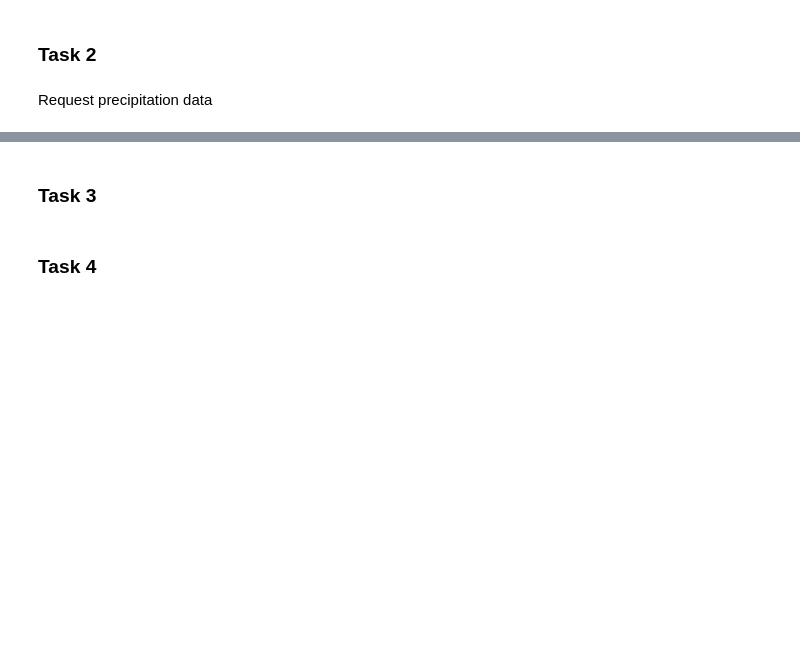
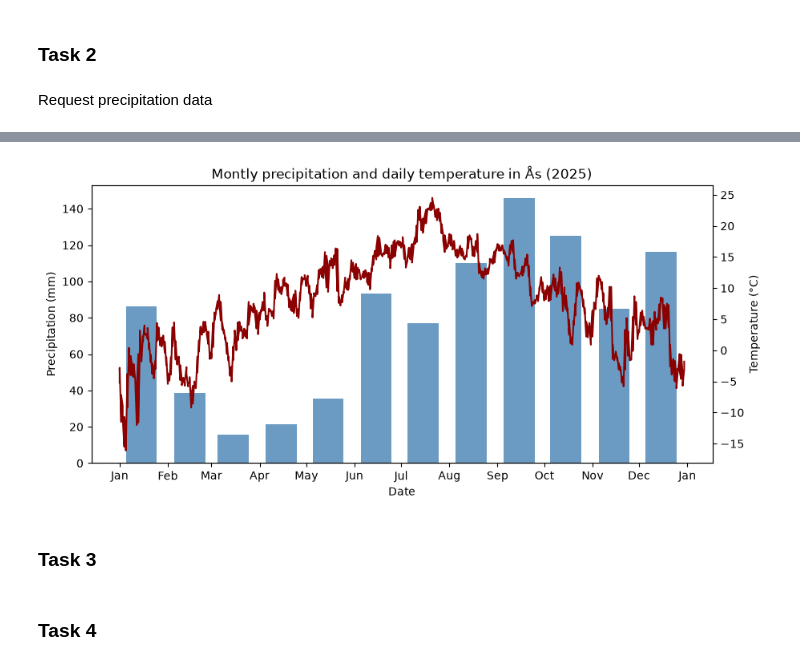
Before and after one commit to Behanix/inf201-deliverables, a Jupyter notebook: deliverable_1.ipynb, the cells around one changed output, grey strips where cells are left out. Drawn from its saved outputs; the diff is of its cells as text; code cells hidden in the pictures; blank space fills up the shorter version.

```diff
--- a/deliverable_1.ipynb
+++ b/deliverable_1.ipynb
@@ -233,23 +228,13 @@ print(summary_table)
 Request precipitation data
 # %%
 # Define endpoint and parameters
-endpoint = 'https://frost.met.no/observations/v0.jsonld'
-parameters = {
- 'sources': 'SN17850',
- 'elements': 'sum(precipitation_amount P1D)',
- 'referencetime': '2025-01-01/2025-12-31',
-}
 
-# Issue an HTTP GET request
-r = requests.get(endpoint, parameters, auth=(client_id, ''))
-# Extract JSON data
-json = r.json()
 
-# Check if the request worked, print out any errors
-if r.status_code == 200:
-    data_precip = json['data']
-    print('Data retrieved from frost.met.no!')
-else:
-    print('Error! Returned status code %s' % r.status_code)
-    print('Message: %s' % json['error']['message'])
-    print('Reason: %s' % json['error']['reason'])
+df_precip = data_request_df(
+    client_id=client_id,
+    parameters={
+        'sources': 'SN17850',
+        'elements': 'sum(precipitation_amount P1D)',
+        'referencetime': '2025-01-01/2025-12-31',
+    }
+)
@@ -256,17 +243,2 @@ else:
 # %%
-# This will return a Dataframe with all of the observations in a table format
-# Intructions: https://frost.met.no/python_example.html
-
-rows_precip = []
-
-for i in range(len(data_precip)):
-    row = pd.DataFrame(data_precip[i]['observations'])
-    row['referenceTime'] = data_precip[i]['referenceTime']
-    row['sourceId'] = data_precip[i]['sourceId']
-    rows_precip.append(row)
-
-df_precip = pd.concat(rows_precip, ignore_index=True)
-
-df_precip['referenceTime'] = pd.to_datetime(df_precip['referenceTime'])
-
 df_precip.head()
@@ -296,27 +297,29 @@ months_dates = pd.to_datetime(months_dates)
 # %%
 fig, ax1 = plt.subplots(figsize=(10, 4.5))
 ax2 = ax1.twinx()
 
 ax1.bar(
     months_dates,
     monthly_total,
     width=20,
     alpha=0.8,
     color='steelblue'
 )
 ax1.set_ylabel("Precipitation (mm)")
 ax1.set_xlabel("Date")
 ax1.set_title("Montly precipitation and daily temperature in Ås (2025)")
 ax2.plot(
-    df_temp['referenceTime'],
-    df_temp['value'],
+    df['referenceTime'],
+    df['value'],
     color='darkred'
 )
 ax2.xaxis.set_major_locator(mdates.MonthLocator())
 ax2.xaxis.set_major_formatter(mdates.DateFormatter("%b"))
 ax2.set_ylabel("Temperature (°C)")
 
 plt.show()
+# %% [output]
+[figure, added]
 # %% [markdown]
 ### Task 3
 # %%
```
Also changed, not shown: parts of 7 cells of this notebook.
